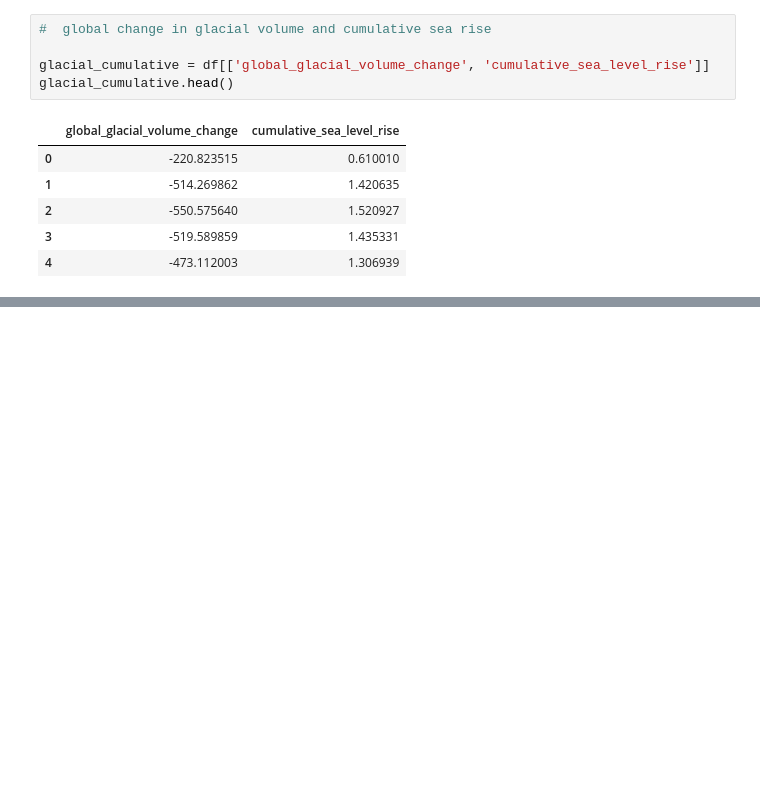
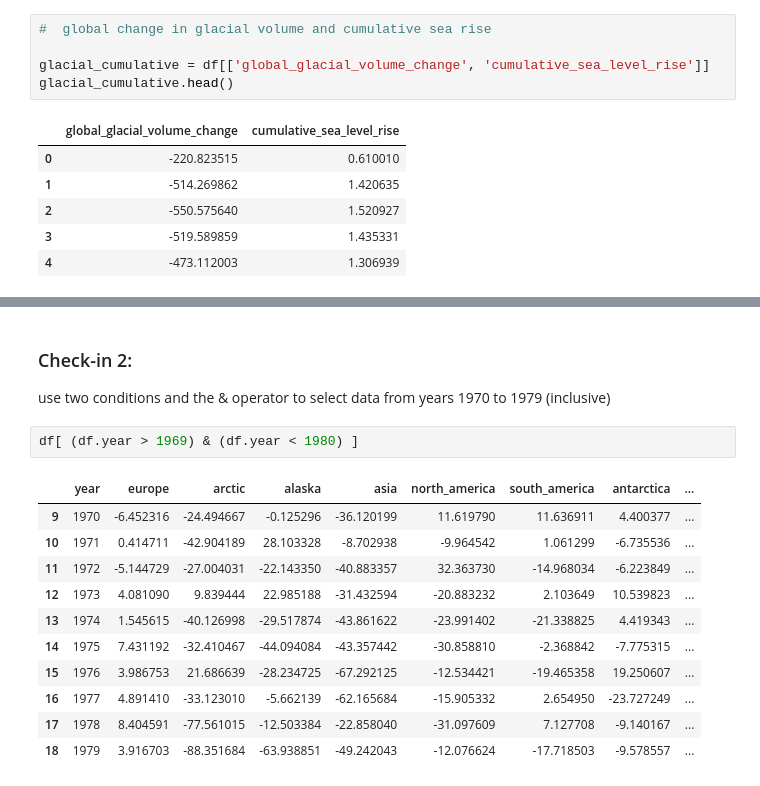
Before and after one commit to a-ramji/eds-220-lesson2-pandas, a Jupyter notebook: Lesson-2-pandas-intro.ipynb, the cells around one changed output, grey strips where cells are left out. Cells and saved outputs as stored; diff of their text form; blank space fills up the shorter version.

Commit message:
check-in 2

```diff
--- a/Lesson-2-pandas-intro.ipynb
+++ b/Lesson-2-pandas-intro.ipynb
@@ -291,0 +452,18 @@ Selecting which rows satisfy a particular condition is, in my experience, the mo
+# %% [markdown]
+### Check-in 2:
+
+use two conditions and the & operator to select data from years 1970 to 1979 (inclusive)
+# %%
+df[ (df.year > 1969) & (df.year < 1980) ]
+# %% [output]
+|  | year | europe | arctic | alaska | asia | north_america | south_america | antarctica | ... |
+| 9 | 1970 | -6.452316 | -24.494667 | -0.125296 | -36.120199 | 11.619790 | 11.636911 | 4.400377 | ... |
+| 10 | 1971 | 0.414711 | -42.904189 | 28.103328 | -8.702938 | -9.964542 | 1.061299 | -6.735536 | ... |
+| 11 | 1972 | -5.144729 | -27.004031 | -22.143350 | -40.883357 | 32.363730 | -14.968034 | -6.223849 | ... |
+| 12 | 1973 | 4.081090 | 9.839444 | 22.985188 | -31.432594 | -20.883232 | 2.103649 | 10.539823 | ... |
+| 13 | 1974 | 1.545615 | -40.126998 | -29.517874 | -43.861622 | -23.991402 | -21.338825 | 4.419343 | ... |
+| 14 | 1975 | 7.431192 | -32.410467 | -44.094084 | -43.357442 | -30.858810 | -2.368842 | -7.775315 | ... |
+| 15 | 1976 | 3.986753 | 21.686639 | -28.234725 | -67.292125 | -12.534421 | -19.465358 | 19.250607 | ... |
+| 16 | 1977 | 4.891410 | -33.123010 | -5.662139 | -62.165684 | -15.905332 | 2.654950 | -23.727249 | ... |
+| 17 | 1978 | 8.404591 | -77.561015 | -12.503384 | -22.858040 | -31.097609 | 7.127708 | -9.140167 | ... |
+| 18 | 1979 | 3.916703 | -88.351684 | -63.938851 | -49.242043 | -12.076624 | -17.718503 | -9.578557 | ... |
```
Also changed, not shown: parts of 14 cells of this notebook.
